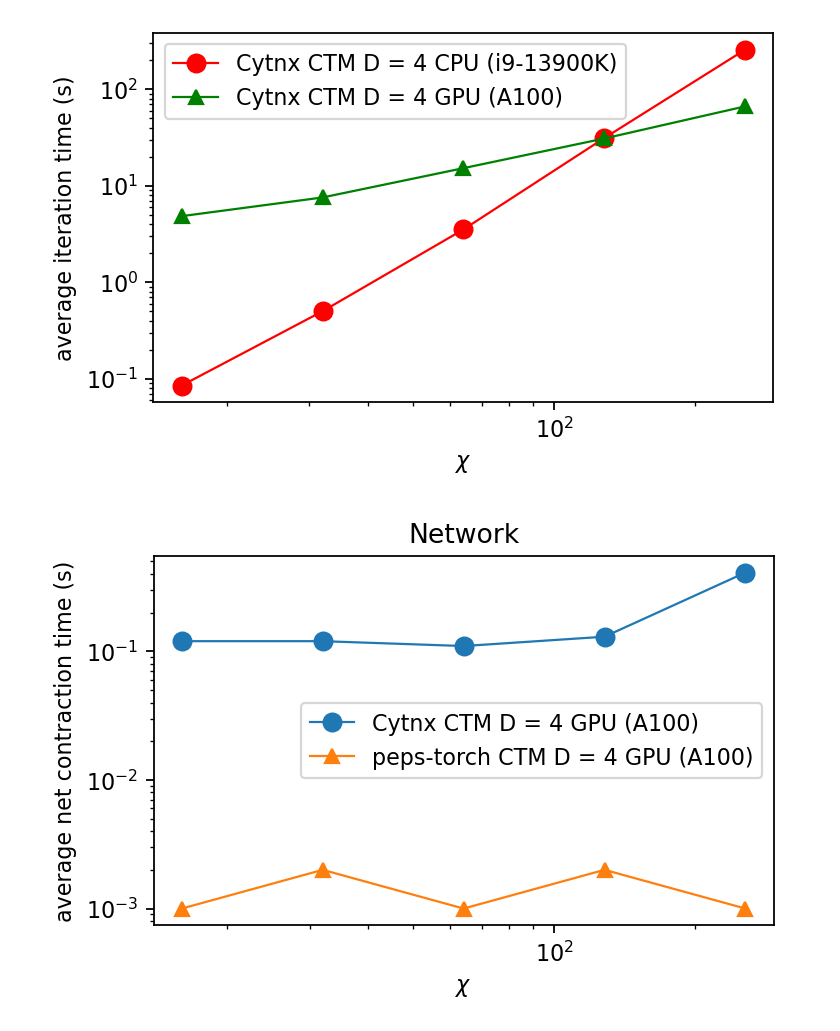
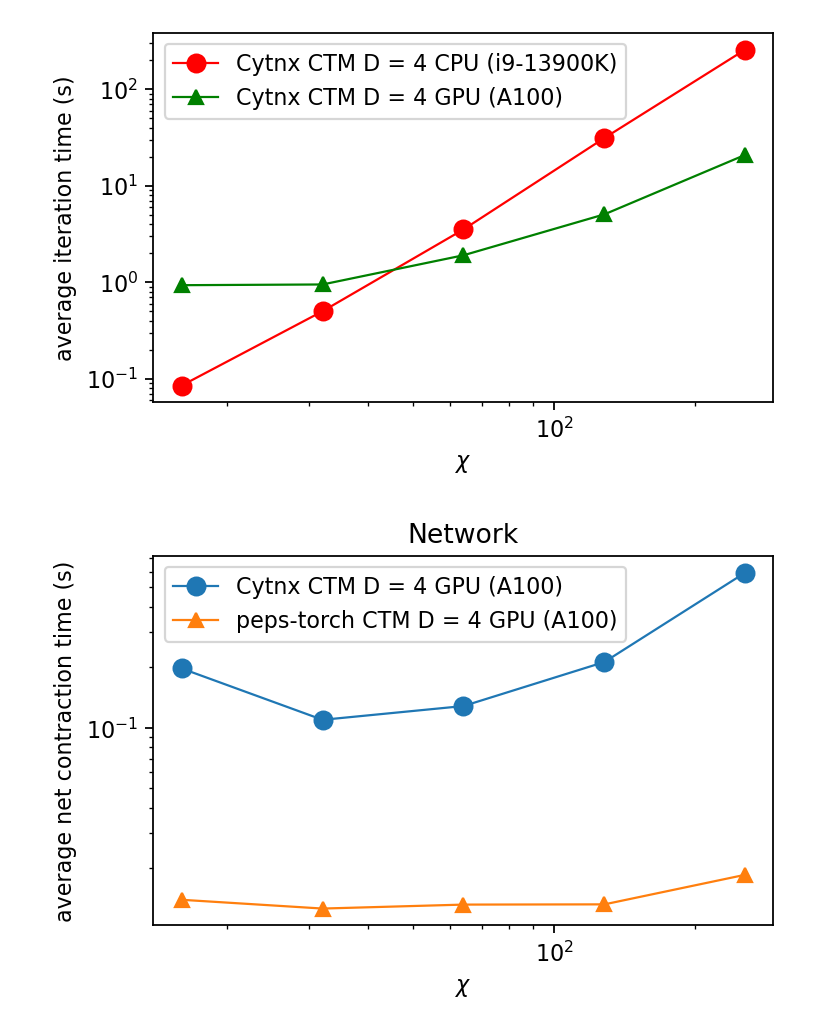
Before and after one commit to Cytnx-dev/Cytnx_ctmrg, a Jupyter notebook: benchmark.ipynb, the cells around one changed output. Saved outputs shown, nothing was run; the diff lists cells and outputs as text; code cells hidden in the pictures.

```diff
--- a/benchmark.ipynb
+++ b/benchmark.ipynb
@@ -21,14 +21,13 @@ torch_ctm_D4 = [0.70, 4.67, 34.49, 304.30, 2769.99]
 # torch_ctm_D2 = [0.050776669988408685, 0.09419820411130786, 0.3297925132792443, 1.8326073784846812, 12.534584653098136]
 
 
+cytnx_net_D4_gpu = [ 0.19746244978159666,  0.10963272303342819, 0.12839699815958738, 0.2126618279144168, 0.5929095037281513]
+cytnx_svd_D4_gpu = [ 2.4814870841801167,  3.8355339346453547, 11.012720827944577, 33.03639071434736, 153.53956344164908 ]
+cytnx_ctm_D4_gpu = [ 9.325849735178053,  9.486724286340177, 19.04366974812001, 50.567666893824935, 209.27876187860966] # 256: 785s?
 
-cytnx_net_D4_gpu = [ 0.12,  0.12, 0.11, 0.13, 0.41]
-cytnx_svd_D4_gpu = [ 0.7,  1.43, 2.88, 6.35, 15.29 ]
-cytnx_ctm_D4_gpu = [ 48.45,  75.67, 152.27, 309.24, 665.68] # 256: 785s?
-
-torch_net_D4_gpu = [ 0.001,  0.002, 0.001, 0.002, 0.001]
-torch_svd_D4_gpu = [ 0.16,  0.40, 1.05, 2.85, 14.57]
-torch_ctm_D4_gpu = [ 7.60,  16.022, 49.00, 110.03, 514.81] #256 : 329s
+torch_net_D4_gpu = [ 0.01393533032387495,  0.012602283619344234, 0.013187116011977196, 0.013223003596067429, 0.018564351834356785]
+torch_svd_D4_gpu = [ 3.202732151374221,  6.933498375117779, 18.143061414361, 43.08329282235354, 165.07382952049375]
+torch_ctm_D4_gpu = [ 3.403168749064207,  7.148375663906336, 18.36727963387966, 43.31336956657469, 165.31239668093622] #256 : 329s
 
 
 fig, ax = plt.subplots(figsize=(5,3), dpi = 160)
@@ -99,2 +98,2 @@ plt.show()
-[figure, old version]
+[figure, new version]
-[figure, old version]
+[figure, new version]
```
Also changed, not shown: parts of 1 cell of this notebook, 9 other files.
